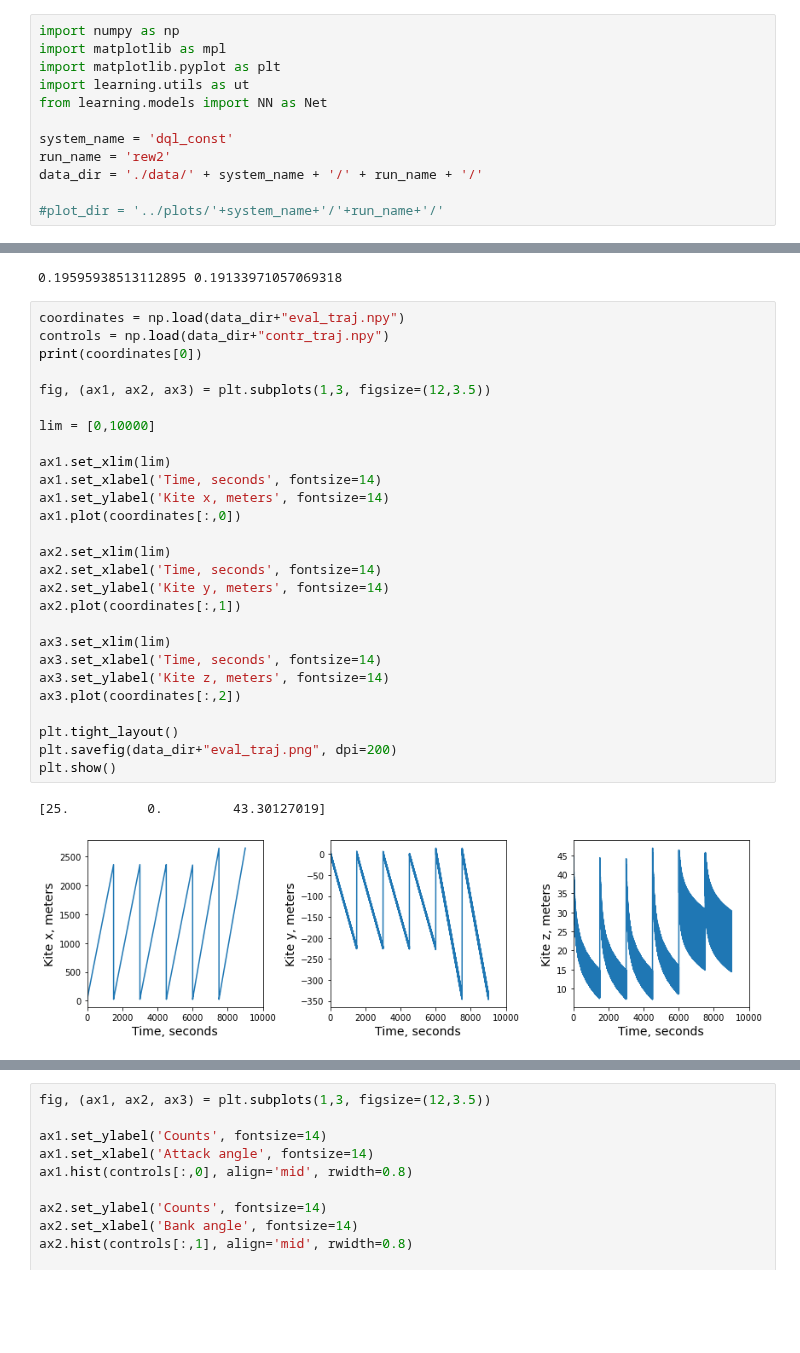
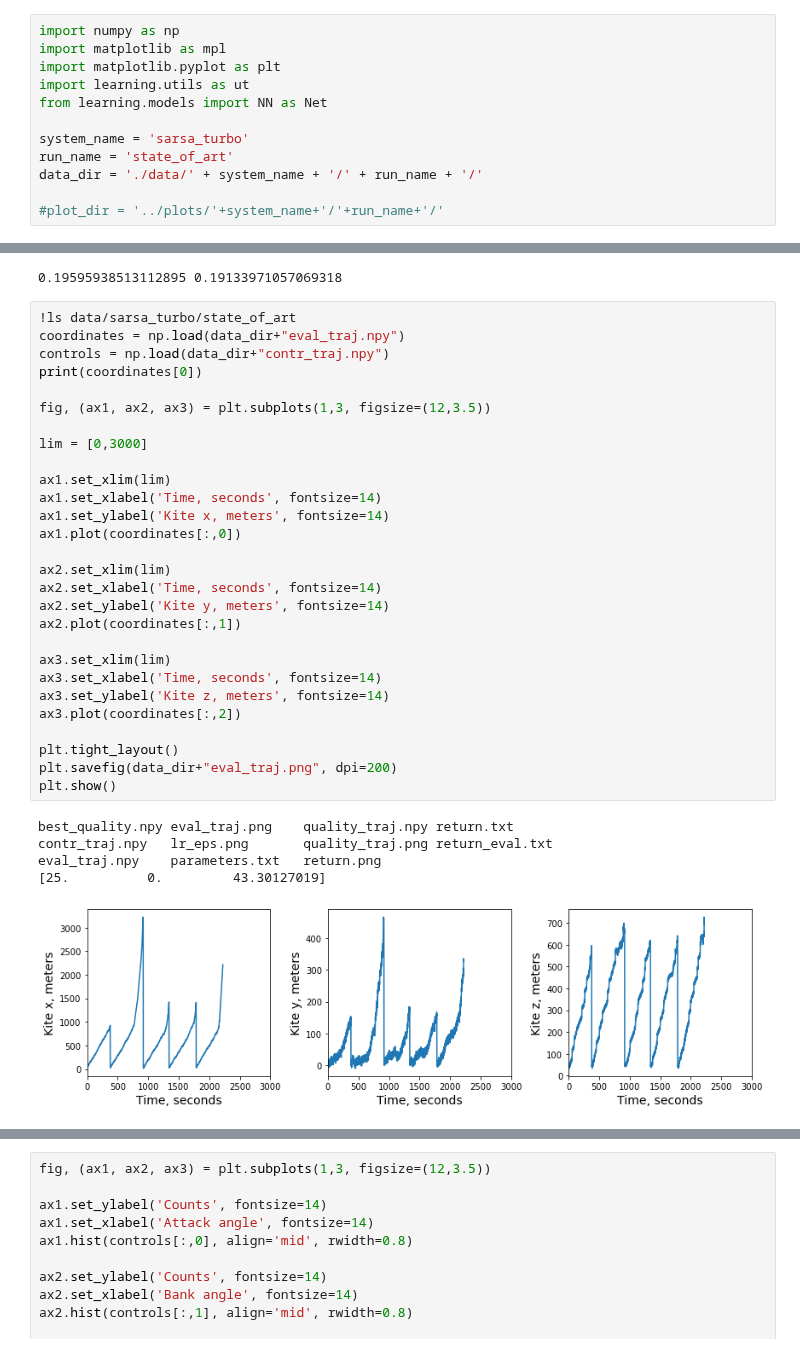
Before and after one commit to lorenzobasile/KiteRL, a Jupyter notebook: analyze_training.ipynb, the cells around one changed output, grey strips where cells are left out. Cells and saved outputs as stored; diff of their text form; blank space fills up the shorter version.

```diff
--- a/analyze_training.ipynb
+++ b/analyze_training.ipynb
@@ -5,8 +5,8 @@ import matplotlib.pyplot as plt
 import learning.utils as ut
 from learning.models import NN as Net
 
-system_name = 'dql_const'
-run_name = 'rew2'
+system_name = 'sarsa_turbo'
+run_name = 'state_of_art'
 data_dir = './data/' + system_name + '/' + run_name + '/'
 
 #plot_dir = '../plots/'+system_name+'/'+run_name+'/'
@@ -322,35 +320,39 @@ print(att_importance, bank_importance)
 # %% [output]
 0.19595938513112895 0.19133971057069318
 # %%
+!ls data/sarsa_turbo/state_of_art
 coordinates = np.load(data_dir+"eval_traj.npy")
 controls = np.load(data_dir+"contr_traj.npy")
 print(coordinates[0])
 
 fig, (ax1, ax2, ax3) = plt.subplots(1,3, figsize=(12,3.5))
 
-lim = [0,10000]
+lim = [0,3000]
 
 ax1.set_xlim(lim)
 ax1.set_xlabel('Time, seconds', fontsize=14)
 ax1.set_ylabel('Kite x, meters', fontsize=14)
 ax1.plot(coordinates[:,0])
 
 ax2.set_xlim(lim)
 ax2.set_xlabel('Time, seconds', fontsize=14)
 ax2.set_ylabel('Kite y, meters', fontsize=14)
 ax2.plot(coordinates[:,1])
 
 ax3.set_xlim(lim)
 ax3.set_xlabel('Time, seconds', fontsize=14)
 ax3.set_ylabel('Kite z, meters', fontsize=14)
 ax3.plot(coordinates[:,2])
 
 plt.tight_layout()
 plt.savefig(data_dir+"eval_traj.png", dpi=200)
 plt.show()
 # %% [output]
+best_quality.npy eval_traj.png    quality_traj.npy return.txt
+contr_traj.npy   lr_eps.png       quality_traj.png return_eval.txt
+eval_traj.npy    parameters.txt   return.png
 [25.          0.         43.30127019]
-[figure, old version]
+[figure, new version]
 # %%
 fig, (ax1, ax2, ax3) = plt.subplots(1,3, figsize=(12,3.5))
 
```
Also changed, not shown: parts of 9 cells of this notebook, 6 other files.
